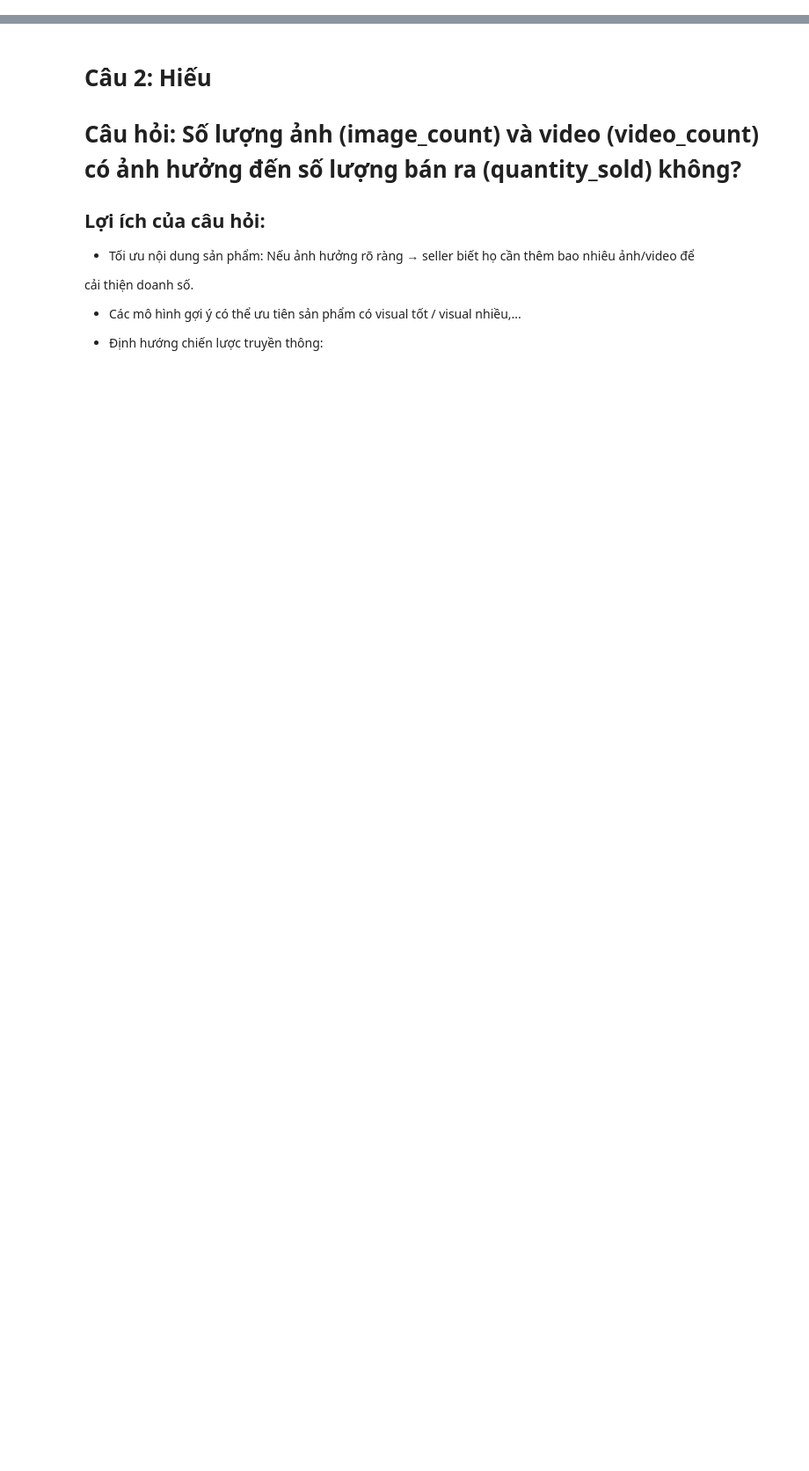
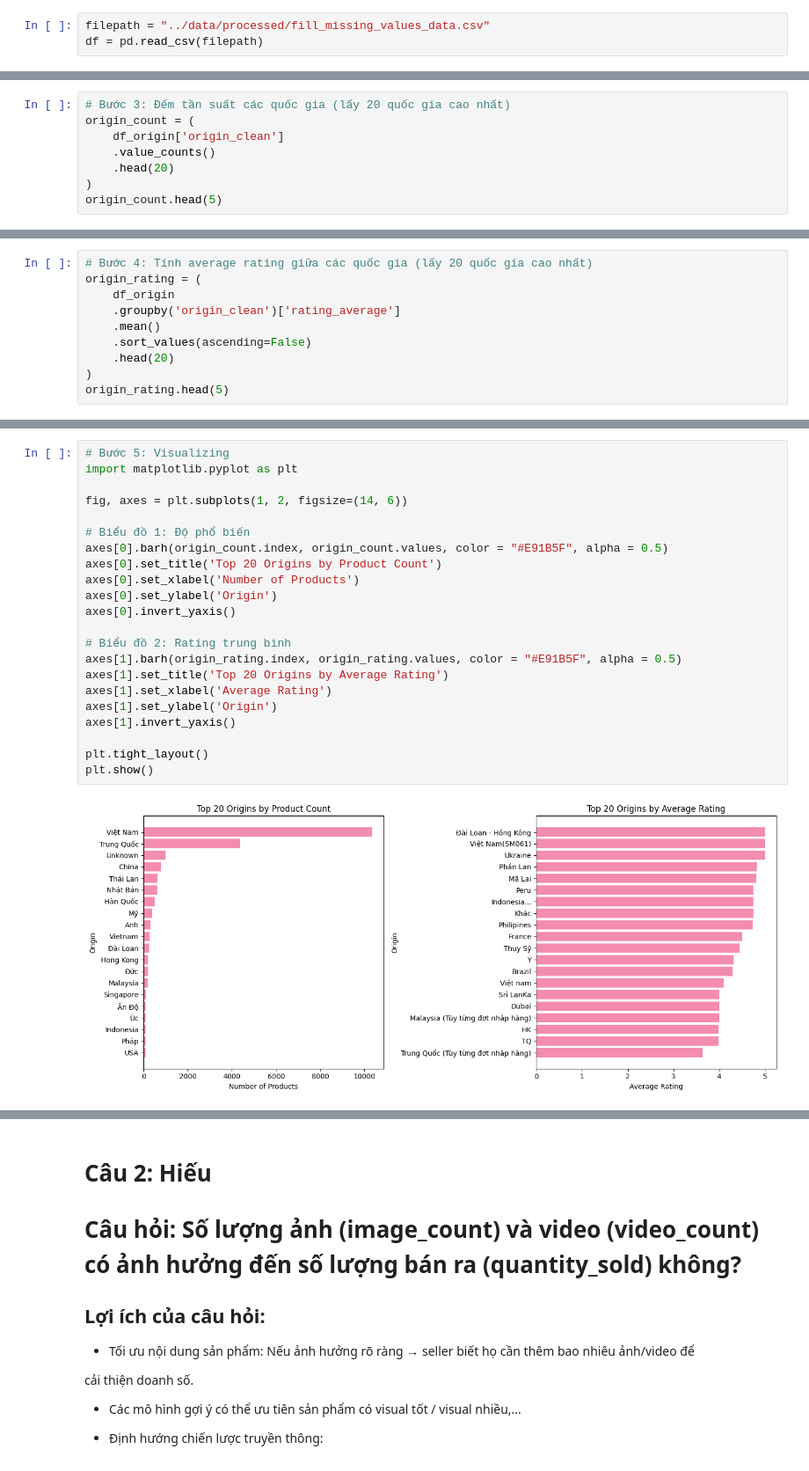
Before and after one commit to manhha2502/IntroductionToDataScience_Group09, a Jupyter notebook: notebooks/questions.ipynb, the cells around one changed output, grey strips where cells are left out. Shown at 88% size. Drawn from its saved outputs; the diff is of its cells as text; blank space fills up the shorter version.

```diff
--- a/notebooks/questions.ipynb
+++ b/notebooks/questions.ipynb
@@ -68,0 +24,3 @@
+# %%
+filepath = "../data/processed/fill_missing_values_data.csv"
+df = pd.read_csv(filepath)
@@ -68,0 +74,8 @@
+# %%
+# Bước 3: Đếm tần suất các quốc gia (lấy 20 quốc gia cao nhất)
+origin_count = (
+    df_origin['origin_clean']
+    .value_counts()
+    .head(20)
+)
+origin_count.head(5)
@@ -68,0 +90,10 @@
+# %%
+# Bước 4: Tính average rating giữa các quốc gia (lấy 20 quốc gia cao nhất)
+origin_rating = (
+    df_origin
+    .groupby('origin_clean')['rating_average']
+    .mean()
+    .sort_values(ascending=False)
+    .head(20)
+)
+origin_rating.head(5)
@@ -68,0 +108,24 @@
+# %%
+# Bước 5: Visualizing
+import matplotlib.pyplot as plt
+
+fig, axes = plt.subplots(1, 2, figsize=(14, 6))
+
+# Biểu đồ 1: Độ phổ biến
+axes[0].barh(origin_count.index, origin_count.values, color = "#E91B5F", alpha = 0.5)
+axes[0].set_title('Top 20 Origins by Product Count')
+axes[0].set_xlabel('Number of Products')
+axes[0].set_ylabel('Origin')
+axes[0].invert_yaxis()
+
+# Biểu đồ 2: Rating trung bình
+axes[1].barh(origin_rating.index, origin_rating.values, color = "#E91B5F", alpha = 0.5)
+axes[1].set_title('Top 20 Origins by Average Rating')
+axes[1].set_xlabel('Average Rating')
+axes[1].set_ylabel('Origin')
+axes[1].invert_yaxis()
+
+plt.tight_layout()
+plt.show()
+# %% [output]
+[figure, added]
```
Also changed, not shown: parts of 11 cells of this notebook, 6 other files.
